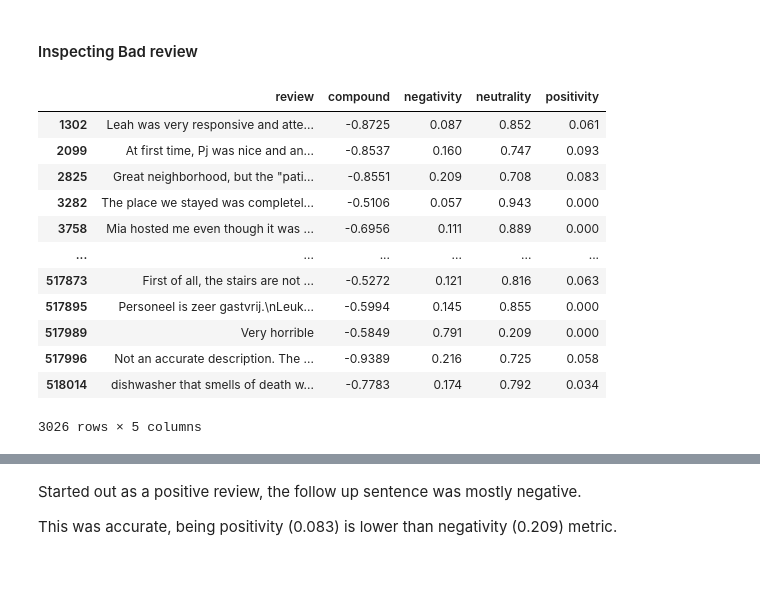
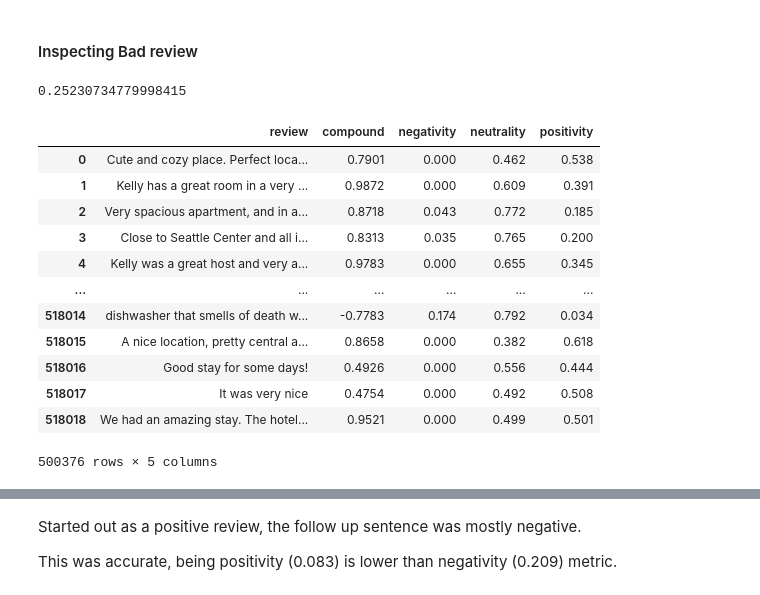
Before and after one commit to sarumaha/airbnb_sentiment_analysis, a Jupyter notebook: airbnb_sentiment_analysis.ipynb, the cells around one changed output, grey strips where cells are left out. Cells and saved outputs as stored; diff of their text form; code cells hidden in the pictures.

```diff
--- a/airbnb_sentiment_analysis.ipynb
+++ b/airbnb_sentiment_analysis.ipynb
@@ -48,13 +48,14 @@ To see how nltk performs in a non-English language, we are adding dutch language
 #### Import & Overview of dataset
 # %%
 import pandas as pd
+#Load Dataset
 seattle_raw_list = pd.read_csv("/Users/yogisharosarumaha/Udacity Project 1/airbnb_seattle_data/listings.csv")
-seattle_raw_rev = pd.read_csv("/Users/yogisharosarumaha/Udacity Project 1/airbnb_seattle_data/reviews.csv")
+seattle_raw_review = pd.read_csv("/Users/yogisharosarumaha/Udacity Project 1/airbnb_seattle_data/reviews.csv")
 
 boston_raw_list = pd.read_csv("/Users/yogisharosarumaha/Udacity Project 1/airbnb_boston_data/listings.csv")
-boston_raw_rev = pd.read_csv("/Users/yogisharosarumaha/Udacity Project 1/airbnb_boston_data/reviews.csv")
+boston_raw_review = pd.read_csv("/Users/yogisharosarumaha/Udacity Project 1/airbnb_boston_data/reviews.csv")
 
 amsterdam_raw_list = pd.read_csv("/Users/yogisharosarumaha/Udacity Project 1/airbnb_amsterdam_data/listings.csv")
-amsterdam_raw_rev = pd.read_csv("/Users/yogisharosarumaha/Udacity Project 1/airbnb_amsterdam_data/reviews.csv")
+amsterdam_raw_review = pd.read_csv("/Users/yogisharosarumaha/Udacity Project 1/airbnb_amsterdam_data/reviews.csv")
 # %%
 #Look at the first rows from Listings and Review dataset
@@ -74,17 +75,17 @@ display(seattle_raw_list.head(3),seattle_raw_rev.head(3))
 # %%
 #Label each area
 seattle_raw_list['area'] = 'seattle'
-seattle_raw_rev['area'] = 'seattle'
+seattle_raw_review['area'] = 'seattle'
 
 boston_raw_list['area'] = 'boston'
-boston_raw_rev['area'] = 'boston'
+boston_raw_review['area'] = 'boston'
 
 amsterdam_raw_list['area'] = 'amsterdam'
-amsterdam_raw_rev['area'] = 'amsterdam'
+amsterdam_raw_review['area'] = 'amsterdam'
 
 #Union all the cities dataset
 concat_list_df = pd.concat([seattle_raw_list,boston_raw_list,amsterdam_raw_list], ignore_index=True)
-concat_rev_df = pd.concat([seattle_raw_rev,boston_raw_rev,amsterdam_raw_rev], ignore_index=True)
+concat_review_df = pd.concat([seattle_raw_review,boston_raw_review,amsterdam_raw_review], ignore_index=True)
 # %% [markdown]
 #### Airbnb Stay have Positive Review
 # %% [markdown]
@@ -312,7 +313,7 @@ def get_language(input_text):
     likelihoods = get_language_likelihood(input_text)
     return sorted(likelihoods, key=likelihoods.get, reverse=True)[0]
 
-reviews_f = [r for r in concat_rev_df['comments'] if pd.notnull(r) and get_language(r) in ['dutch','english']]
+reviews_f = [r for r in concat_review_df['comments'] if pd.notnull(r) and get_language(r) in ['dutch','english']]
 
 pscores = [sid.polarity_scores(comment) for comment in reviews_f]
 # %% [markdown]
@@ -366,19 +382,23 @@ scored_reviews['neutrality'] = [score['neu'] for score in pscores]
 scored_reviews['positivity'] = [score['pos'] for score in pscores]
 # %% [markdown]
 #### Inspecting Bad review
+# %%
+130700/len(scored_reviews)
+# %% [output]
+0.25230734779998415
 # %%
-scored_reviews.query('compound < -0.5')
+scored_reviews.query('positivity > 0')
 # %% [output]
 |  | review | compound | negativity | neutrality | positivity |
-| 1302 | Leah was very responsive and atte... | -0.8725 | 0.087 | 0.852 | 0.061 |
-| 2099 | At first time, Pj was nice and an... | -0.8537 | 0.160 | 0.747 | 0.093 |
-| 2825 | Great neighborhood, but the "pati... | -0.8551 | 0.209 | 0.708 | 0.083 |
-| 3282 | The place we stayed was completel... | -0.5106 | 0.057 | 0.943 | 0.000 |
-| 3758 | Mia hosted me even though it was ... | -0.6956 | 0.111 | 0.889 | 0.000 |
+| 0 | Cute and cozy place. Perfect loca... | 0.7901 | 0.000 | 0.462 | 0.538 |
+| 1 | Kelly has a great room in a very ... | 0.9872 | 0.000 | 0.609 | 0.391 |
+| 2 | Very spacious apartment, and in a... | 0.8718 | 0.043 | 0.772 | 0.185 |
+| 3 | Close to Seattle Center and all i... | 0.8313 | 0.035 | 0.765 | 0.200 |
+| 4 | Kelly was a great host and very a... | 0.9783 | 0.000 | 0.655 | 0.345 |
 | ... | ... | ... | ... | ... | ... |
-| 517873 | First of all, the stairs are not ... | -0.5272 | 0.121 | 0.816 | 0.063 |
-| 517895 | Personeel is zeer gastvrij.\nLeuk... | -0.5994 | 0.145 | 0.855 | 0.000 |
-| 517989 | Very horrible | -0.5849 | 0.791 | 0.209 | 0.000 |
-| 517996 | Not an accurate description. The ... | -0.9389 | 0.216 | 0.725 | 0.058 |
 | 518014 | dishwasher that smells of death w... | -0.7783 | 0.174 | 0.792 | 0.034 |
+| 518015 | A nice location, pretty central a... | 0.8658 | 0.000 | 0.382 | 0.618 |
+| 518016 | Good stay for some days! | 0.4926 | 0.000 | 0.556 | 0.444 |
+| 518017 | It was very nice | 0.4754 | 0.000 | 0.492 | 0.508 |
+| 518018 | We had an amazing stay. The hotel... | 0.9521 | 0.000 | 0.499 | 0.501 |
-3026 rows × 5 columns
+500376 rows × 5 columns
```
Also changed, not shown: parts of 30 cells of this notebook.
